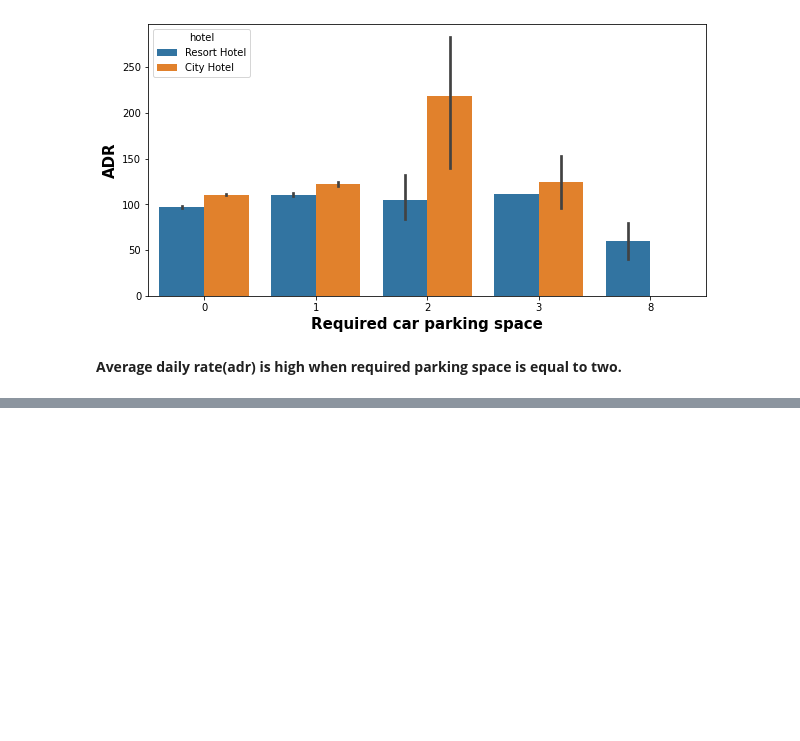
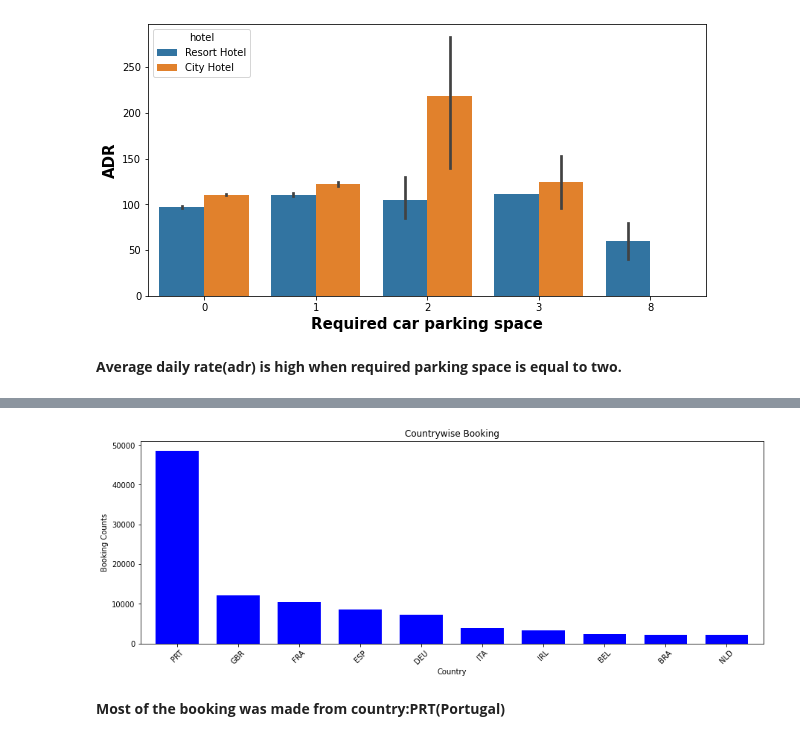
Before and after one commit to Kaushaljha488/Hotel-booking-Analysis, a Jupyter notebook: kaushal_Hotel_Booking_Analysis_Capstone_Project.ipynb, the cells around one changed output, grey strips where cells are left out. Drawn from its saved outputs; the diff is of its cells as text; code cells hidden in the pictures; blank space fills up the shorter version.

```diff
--- a/kaushal_Hotel_Booking_Analysis_Capstone_Project.ipynb
+++ b/kaushal_Hotel_Booking_Analysis_Capstone_Project.ipynb
@@ -485,0 +516,12 @@ Text(0, 0.5, 'ADR')
+# %%
+country_df=df1['country'].value_counts()[:10]
+country_df.plot(kind='bar',width=.7,color='blue',figsize=(15,5))
+plt.xlabel('Country')
+plt.ylabel('Booking Counts')
+plt.title('Countrywise Booking')
+plt.xticks(rotation=45)
+plt.show()
+# %% [output]
+[figure, added]
+# %% [markdown]
+**Most of the booking was made from country:PRT(Portugal)**
```
Also changed, not shown: parts of 5 cells of this notebook.
